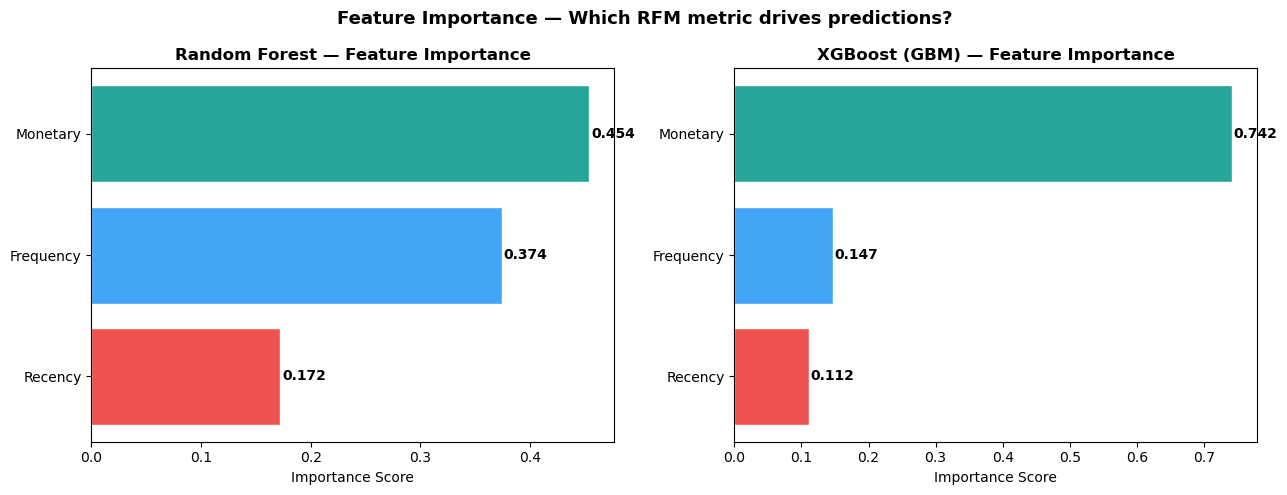
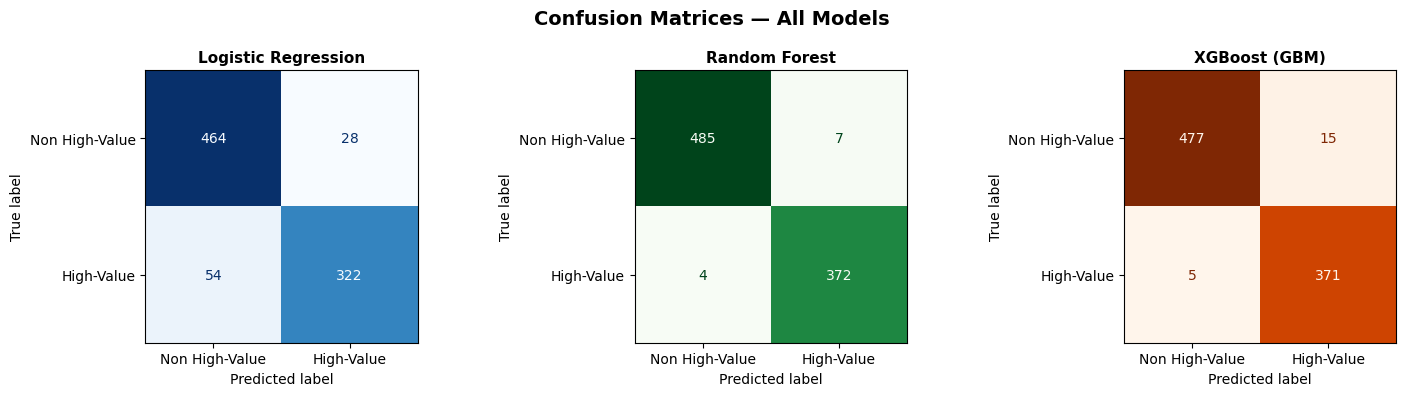
Unified diff of the notebook cell whose output changed from the first chart to the second:
--- before
+++ after
@@ -1,27 +1,17 @@
-fig, axes = plt.subplots(1, 2, figsize=(13, 5))
-features = ['Recency', 'Frequency', 'Monetary']
-colors   = ['#ef5350', '#42a5f5', '#26a69a']
+fig, axes = plt.subplots(1, 3, figsize=(15, 4))
+model_preds = [
+    ('Logistic Regression', lr_preds),
+    ('Random Forest',       rf_preds),
+    ('XGBoost (GBM)',       xgb_preds)
+]
+cmaps = ['Blues', 'Greens', 'Oranges']
 
-# Random Forest
-fi_rf = rf.feature_importances_
-axes[0].barh(features, fi_rf, color=colors, edgecolor='white')
-axes[0].set_title('Random Forest — Feature Importance', fontweight='bold')
-axes[0].set_xlabel('Importance Score')
-for i, v in enumerate(fi_rf):
-    axes[0].text(v+0.002, i, f'{v:.3f}', va='center', fontweight='bold')
+for ax, (name, preds), cmap in zip(axes, model_preds, cmaps):
+    cm = confusion_matrix(y_test, preds)
+    disp = ConfusionMatrixDisplay(cm, display_labels=['Non High-Value','High-Value'])
+    disp.plot(ax=ax, cmap=cmap, colorbar=False)
+    ax.set_title(name, fontsize=11, fontweight='bold')
 
-# Gradient Boosting
-fi_xgb = xgb.feature_importances_
-axes[1].barh(features, fi_xgb, color=colors, edgecolor='white')
-axes[1].set_title('XGBoost (GBM) — Feature Importance', fontweight='bold')
-axes[1].set_xlabel('Importance Score')
-for i, v in enumerate(fi_xgb):
-    axes[1].text(v+0.002, i, f'{v:.3f}', va='center', fontweight='bold')
-
-plt.suptitle('Feature Importance — Which RFM metric drives predictions?', fontsize=13, fontweight='bold')
+plt.suptitle('Confusion Matrices — All Models', fontsize=14, fontweight='bold')
 plt.tight_layout()
 plt.show()
-
-print("\nLogistic Regression Coefficients:")
-lr_coef = pd.Series(lr.coef_[0], index=features)
-print(lr_coef.sort_values(ascending=False))

Commit: file upated